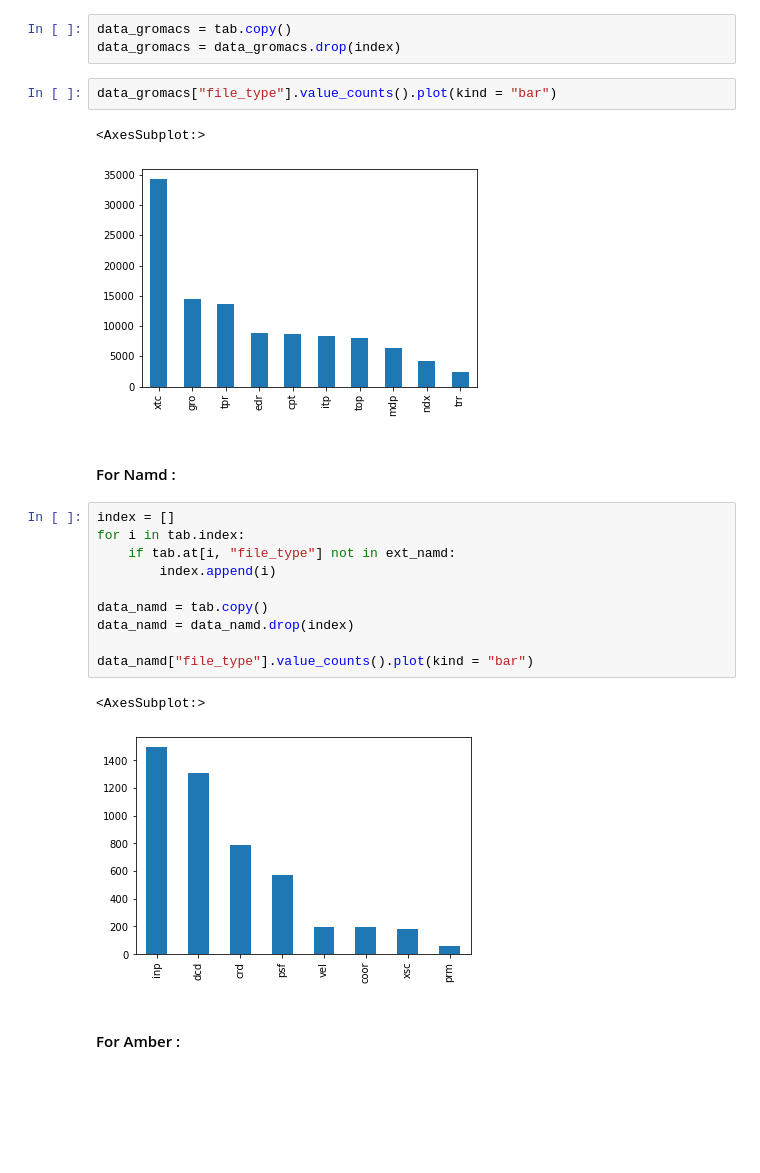
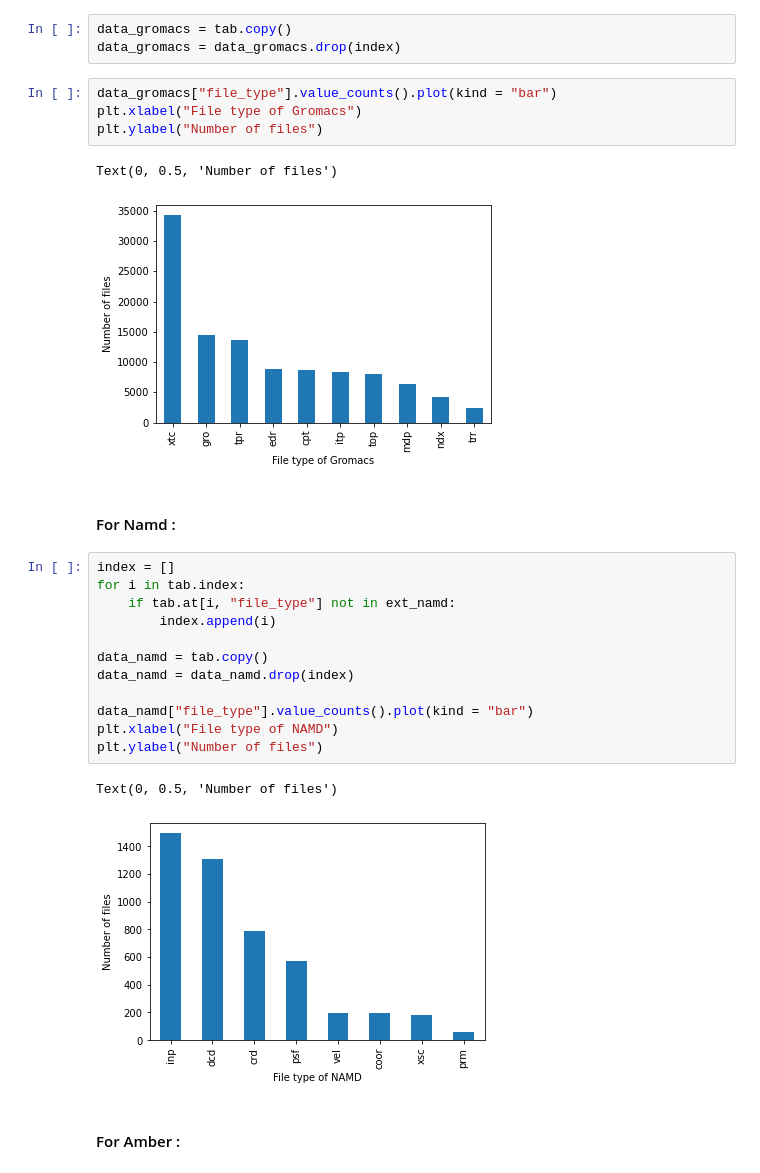
Before and after one commit to MDverse/mdws, a Jupyter notebook: analysis.ipynb, the cells around one changed output. Cells and saved outputs as stored; diff of their text form; blank space fills up the shorter version.

Commit message:
Legend of the graphs

```diff
--- a/analysis.ipynb
+++ b/analysis.ipynb
@@ -108,24 +107,28 @@ data_gromacs = tab.copy()
 data_gromacs = data_gromacs.drop(index)
 # %%
 data_gromacs["file_type"].value_counts().plot(kind = "bar")
+plt.xlabel("File type of Gromacs")
+plt.ylabel("Number of files")
 # %% [output]
-<AxesSubplot:>
+Text(0, 0.5, 'Number of files')
-[figure, old version]
+[figure, new version]
 # %% [markdown]
 #### For Namd :
 # %%
 index = []
 for i in tab.index:
     if tab.at[i, "file_type"] not in ext_namd:
         index.append(i)
 
 data_namd = tab.copy()
 data_namd = data_namd.drop(index)
 
 data_namd["file_type"].value_counts().plot(kind = "bar")
+plt.xlabel("File type of NAMD")
+plt.ylabel("Number of files")
 # %% [output]
-<AxesSubplot:>
+Text(0, 0.5, 'Number of files')
-[figure, old version]
+[figure, new version]
 # %% [markdown]
 #### For Amber :
 # %%
```
Also changed, not shown: parts of 8 cells of this notebook.
